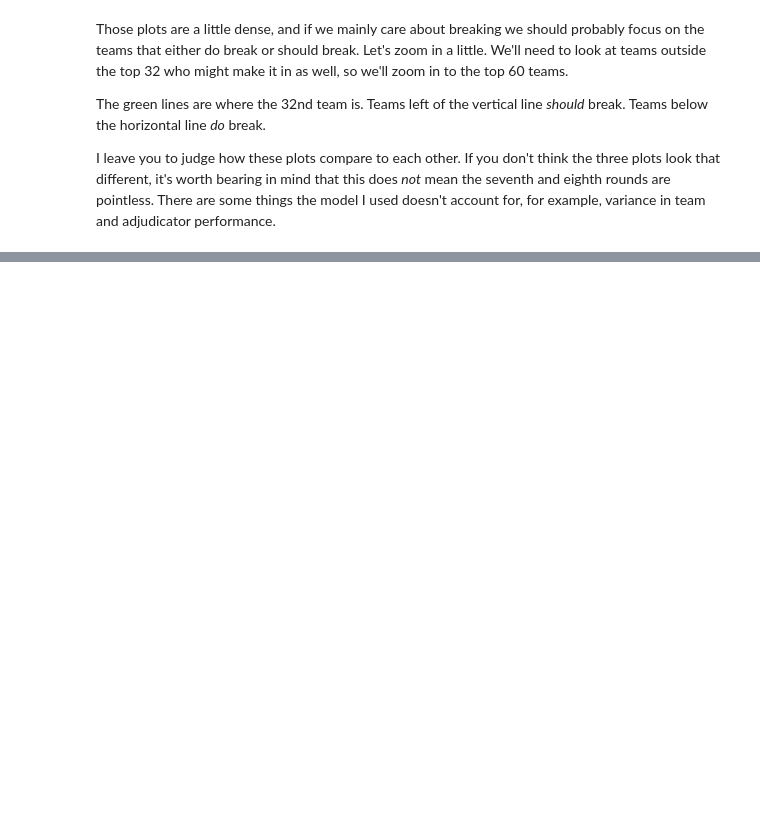
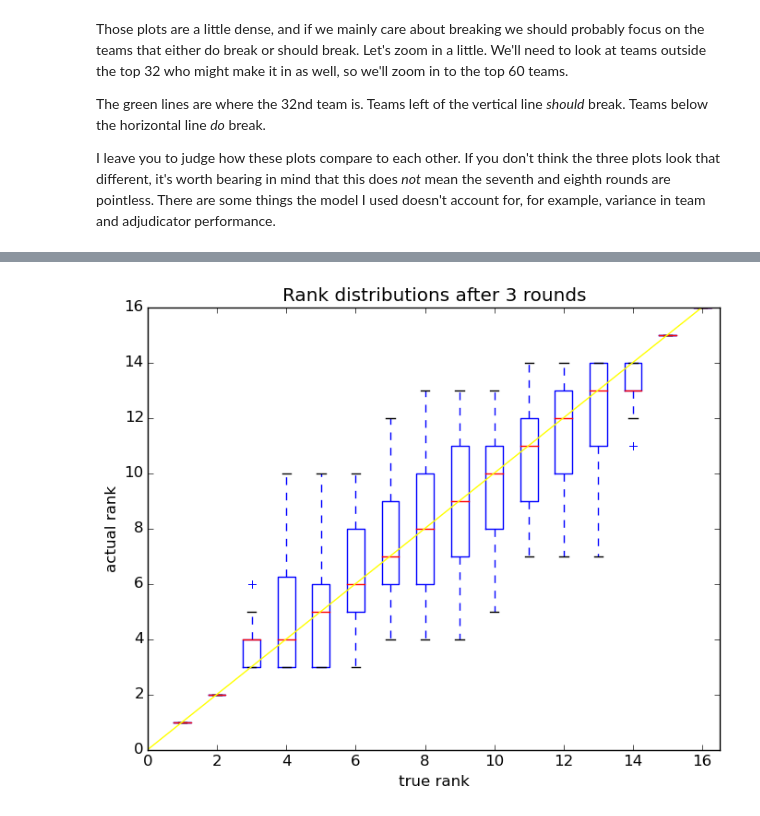
Before and after one commit to czlee/debate-pairing, a Jupyter notebook: number-of-rounds.ipynb, the cells around one changed output, grey strips where cells are left out. Saved outputs shown, nothing was run; the diff lists cells and outputs as text; code cells hidden in the pictures; blank space fills up the shorter version.

```diff
--- a/number-of-rounds.ipynb
+++ b/number-of-rounds.ipynb
@@ -88,0 +113,4 @@ zoomtooctofinals();
+# %%
+simulateandplot(16, 3);
+# %% [output]
+[figure, added]
```
Also changed, not shown: parts of 21 cells of this notebook.
